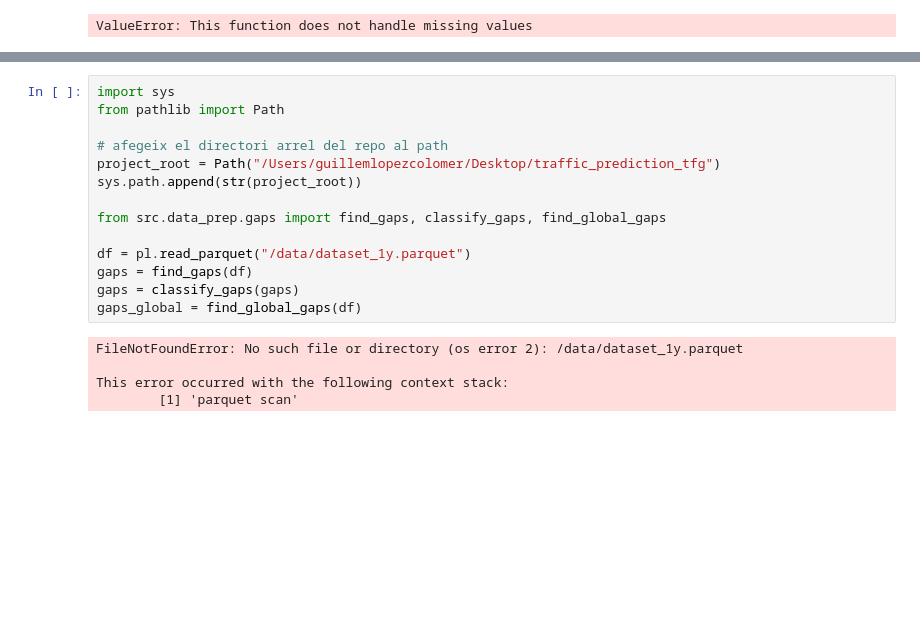
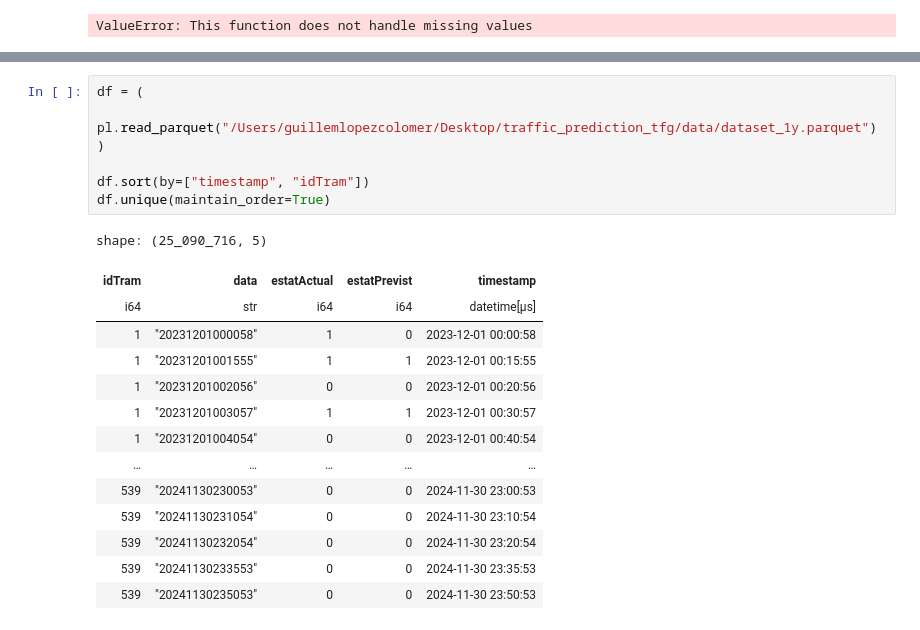
Before and after one commit to guillemlc9/traffic_prediction_tfg, a Jupyter notebook: notebooks/explore.ipynb, the cells around one changed output, grey strips where cells are left out. Drawn from its saved outputs; the diff is of its cells as text; blank space fills up the shorter version.

```diff
--- a/notebooks/explore.ipynb
+++ b/notebooks/explore.ipynb
@@ -348,19 +318,22 @@ df = df.groupby("idTram", group_keys=False).apply(inject_and_impute).reset_index
-# %%
-import sys
-from pathlib import Path
-
-# afegeix el directori arrel del repo al path
-project_root = Path("/Users/guillemlopezcolomer/Desktop/traffic_prediction_tfg")
-sys.path.append(str(project_root))
-
-from src.data_prep.gaps import find_gaps, classify_gaps, find_global_gaps
-
-df = pl.read_parquet("/data/dataset_1y.parquet")
-gaps = find_gaps(df)
-gaps = classify_gaps(gaps)
-gaps_global = find_global_gaps(df)
-# %% [output]
-FileNotFoundError: No such file or directory (os error 2): /data/dataset_1y.parquet
-
-This error occurred with the following context stack:
-        [1] 'parquet scan'
+# %%
+df = (
+    pl.read_parquet("/Users/guillemlopezcolomer/Desktop/traffic_prediction_tfg/data/dataset_1y.parquet")
+)
+
+df.sort(by=["timestamp", "idTram"])
+df.unique(maintain_order=True)
+# %% [output]
+shape: (25_090_716, 5)
+| idTram | data | estatActual | estatPrevist | timestamp |
+| i64 | str | i64 | i64 | datetime[μs] |
+| 1 | "20231201000058" | 1 | 0 | 2023-12-01 00:00:58 |
+| 1 | "20231201001555" | 1 | 1 | 2023-12-01 00:15:55 |
+| 1 | "20231201002056" | 0 | 0 | 2023-12-01 00:20:56 |
+| 1 | "20231201003057" | 1 | 1 | 2023-12-01 00:30:57 |
+| 1 | "20231201004054" | 0 | 0 | 2023-12-01 00:40:54 |
+| … | … | … | … | … |
+| 539 | "20241130230053" | 0 | 0 | 2024-11-30 23:00:53 |
+| 539 | "20241130231054" | 0 | 0 | 2024-11-30 23:10:54 |
+| 539 | "20241130232054" | 0 | 0 | 2024-11-30 23:20:54 |
+| 539 | "20241130233553" | 0 | 0 | 2024-11-30 23:35:53 |
+| 539 | "20241130235053" | 0 | 0 | 2024-11-30 23:50:53 |
```
Also changed, not shown: parts of 4 cells of this notebook, 4 other files.
